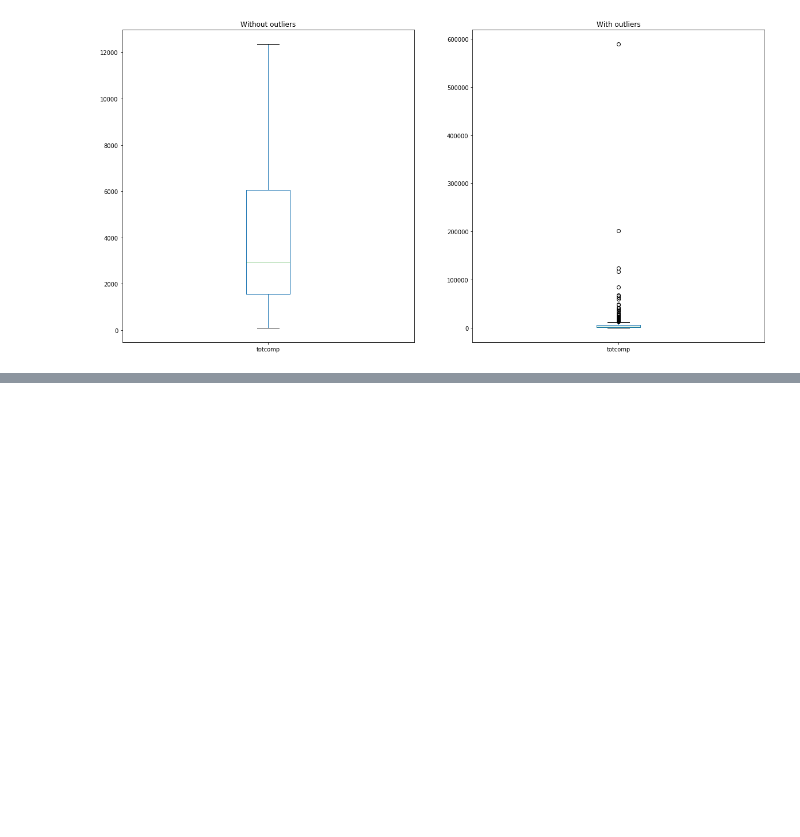
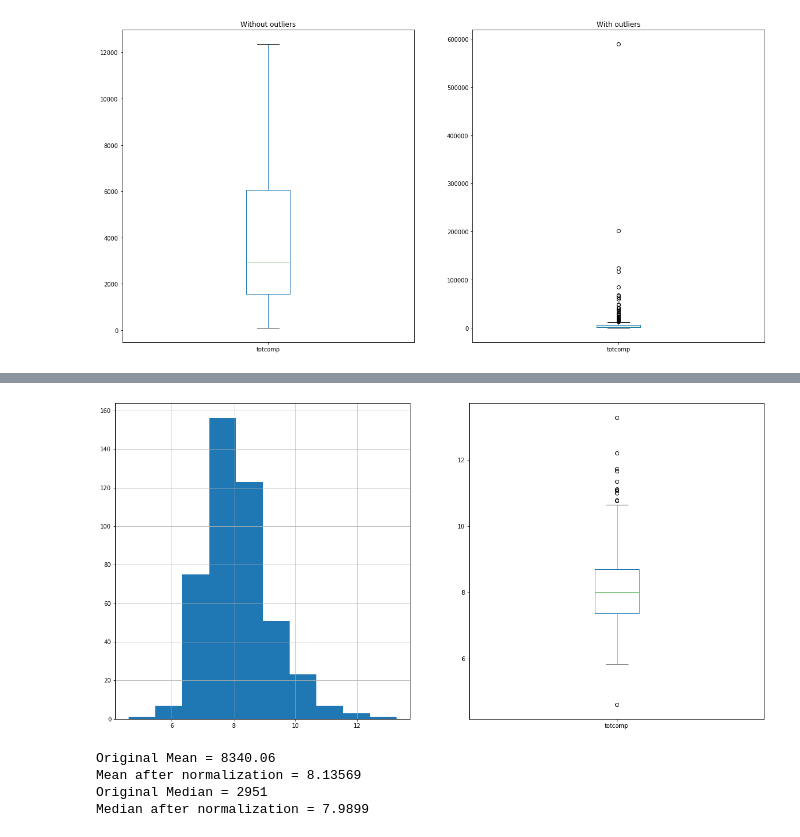
Before and after one commit to kai-wren/Statistic, a Jupyter notebook: Assignment_0.ipynb, the cells around one changed output, grey strips where cells are left out. Drawn from its saved outputs; the diff is of its cells as text; code cells hidden in the pictures; blank space fills up the shorter version.

```diff
--- a/Assignment_0.ipynb
+++ b/Assignment_0.ipynb
@@ -161,0 +211,30 @@ print(z[191][0])
+# %%
+plt.figure(figsize=(20,10))
+
+data_ln_hist = ceo1999['totcomp'].transform(np.log)
+data_ln_bp = ceo1999[['totcomp']].transform(np.log)
+
+plt.subplot(121)
+data_ln_hist.hist()
+
+plt.subplot(122)
+data_ln_bp.boxplot(grid=False, showfliers=True)
+
+plt.show()
+
+mu= np.mean(ceo1999['totcomp'])
+print ("Original Mean = %G" % mu)
+mu_ln = np.mean(data_ln_hist)
+print('Mean after normalization = %G' % mu_ln)
+
+
+med = np.median(ceo1999['totcomp'])
+print("Original Median = %G" % med)
+med_ln = np.median(data_ln_hist)
+print("Median after normalization = %G" % med_ln)
+# %% [output]
+[figure, added]
+Original Mean = 8340.06
+Mean after normalization = 8.13569
+Original Median = 2951
+Median after normalization = 7.9899
```
Also changed, not shown: parts of 16 cells of this notebook.
